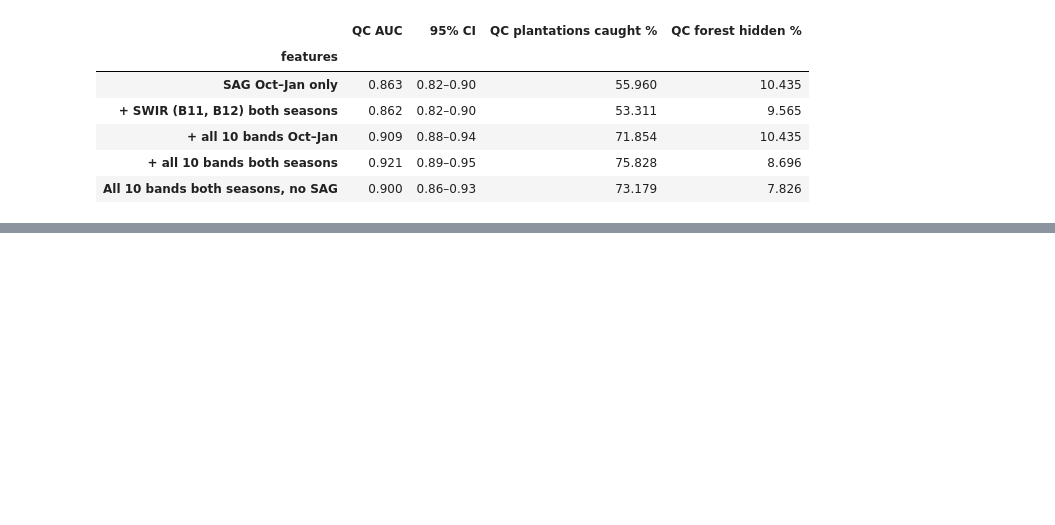
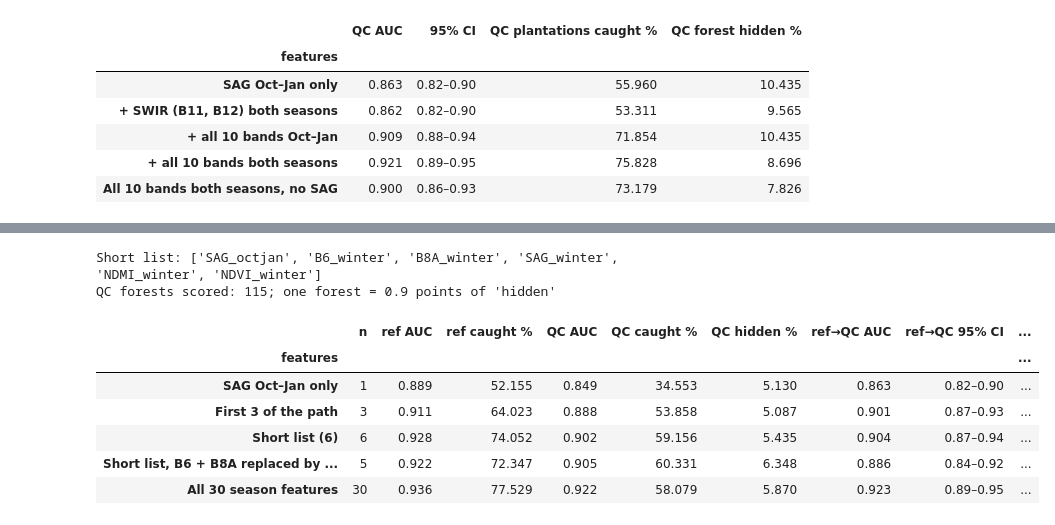
Before and after one commit to clement-docteur/mit_cropin_alab, a Jupyter notebook: notebooks/04_s2_bands_by_month.ipynb, the cells around one changed output, grey strips where cells are left out. Saved outputs shown, nothing was run; the diff lists cells and outputs as text; code cells hidden in the pictures; blank space fills up the shorter version.

```diff
--- a/notebooks/04_s2_bands_by_month.ipynb
+++ b/notebooks/04_s2_bands_by_month.ipynb
@@ -383,0 +536,37 @@ QC polygons scored: 417 (302 plantation, 115 forest), so each QC forest is 0.9 p
+# %%
+for f in (fr, fq):
+    f["RE_winter"] = (f["B8A_winter"] - f["B6_winter"]) / (f["B8A_winter"] + f["B6_winter"])
+SHORT = [c for c, _ in path[:6]]
+SETS2 = {"SAG Oct–Jan only": ["SAG_octjan"],
+         "First 3 of the path": SHORT[:3],
+         f"Short list ({len(SHORT)})": SHORT,
+         "Short list, B6 + B8A replaced by red-edge ratio": [c for c in SHORT if c not in ("B6_winter", "B8A_winter")] + ["RE_winter"],
+         "All 30 season features": CAND}
+rows = []
+for name, cols in SETS2.items():
+    rr, _ = cv_evaluate(fr[cols].values, fr.y.values, groups=g_r, kind="group", seeds=range(20))
+    rq, _ = cv_evaluate(fq[cols].values, fq.y.values, groups=g_q, kind="group", seeds=range(20))
+    _, oof = cv_evaluate(fr[cols].values, fr.y.values, groups=g_r, kind="group", seeds=[SEED])
+    t = threshold_hiding_at_most(oof[SEED][fr.y.values == 0], 0.05)
+    p = make_model().fit(fr[cols].values, fr.y.values).predict_proba(fq[cols].values)[:, 1]
+    a, lo, hi = auc_ci(fq.y.values, p, n_boot=N_BOOT, seed=SEED)
+    flag = p >= t
+    rows.append({"features": name, "n": len(cols),
+                 "ref AUC": rr.auc.mean(), "ref caught %": rr.nest_caught.mean(),
+                 "QC AUC": rq.auc.mean(), "QC caught %": rq.nest_caught.mean(), "QC hidden %": rq.nest_hidden.mean(),
+                 "ref→QC AUC": a, "ref→QC 95% CI": f"{lo:.2f}–{hi:.2f}",
+                 "ref→QC caught %": 100 * flag[fq.y.values == 1].mean(), "ref→QC hidden %": 100 * flag[fq.y.values == 0].mean()})
+short = pd.DataFrame(rows).set_index("features")
+print("Short list:", SHORT)
+print(f"QC forests scored: {int((fq.y == 0).sum())}; one forest = {100 / (fq.y == 0).sum():.1f} points of 'hidden'")
+short
+# %% [output]
+Short list: ['SAG_octjan', 'B6_winter', 'B8A_winter', 'SAG_winter', 'NDMI_winter', 'NDVI_winter']
+QC forests scored: 115; one forest = 0.9 points of 'hidden'
+|  | n | ref AUC | ref caught % | QC AUC | QC caught % | QC hidden % | ref→QC AUC | ref→QC 95% CI | ... |
+| features |  |  |  |  |  |  |  |  | ... |
+| SAG Oct–Jan only | 1 | 0.889 | 52.155 | 0.849 | 34.553 | 5.130 | 0.863 | 0.82–0.90 | ... |
+| First 3 of the path | 3 | 0.911 | 64.023 | 0.888 | 53.858 | 5.087 | 0.901 | 0.87–0.93 | ... |
+| Short list (6) | 6 | 0.928 | 74.052 | 0.902 | 59.156 | 5.435 | 0.904 | 0.87–0.94 | ... |
+| Short list, B6 + B8A replaced by ... | 5 | 0.922 | 72.347 | 0.905 | 60.331 | 6.348 | 0.886 | 0.84–0.92 | ... |
+| All 30 season features | 30 | 0.936 | 77.529 | 0.922 | 58.079 | 5.870 | 0.923 | 0.89–0.95 | ... |
```
Also changed, not shown: parts of 6 cells of this notebook, 3 other files.
